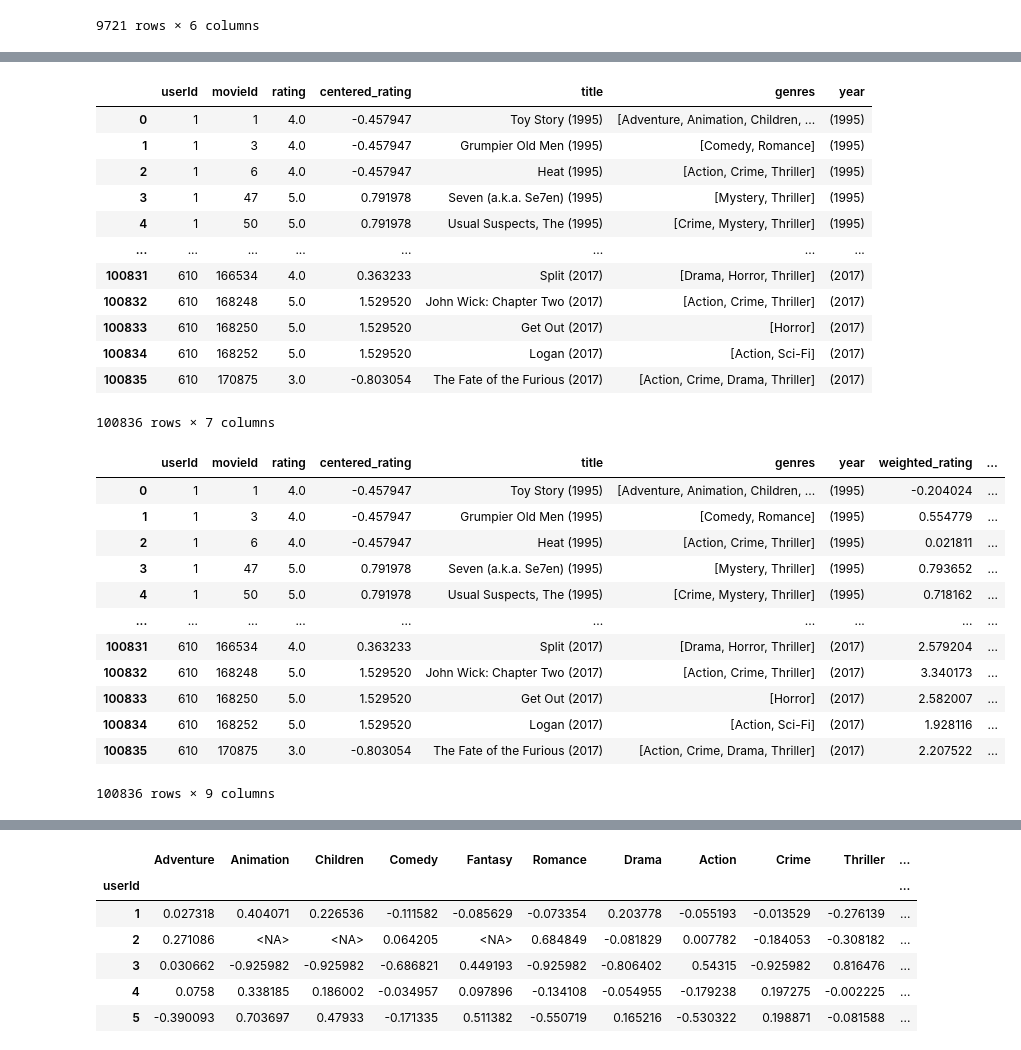
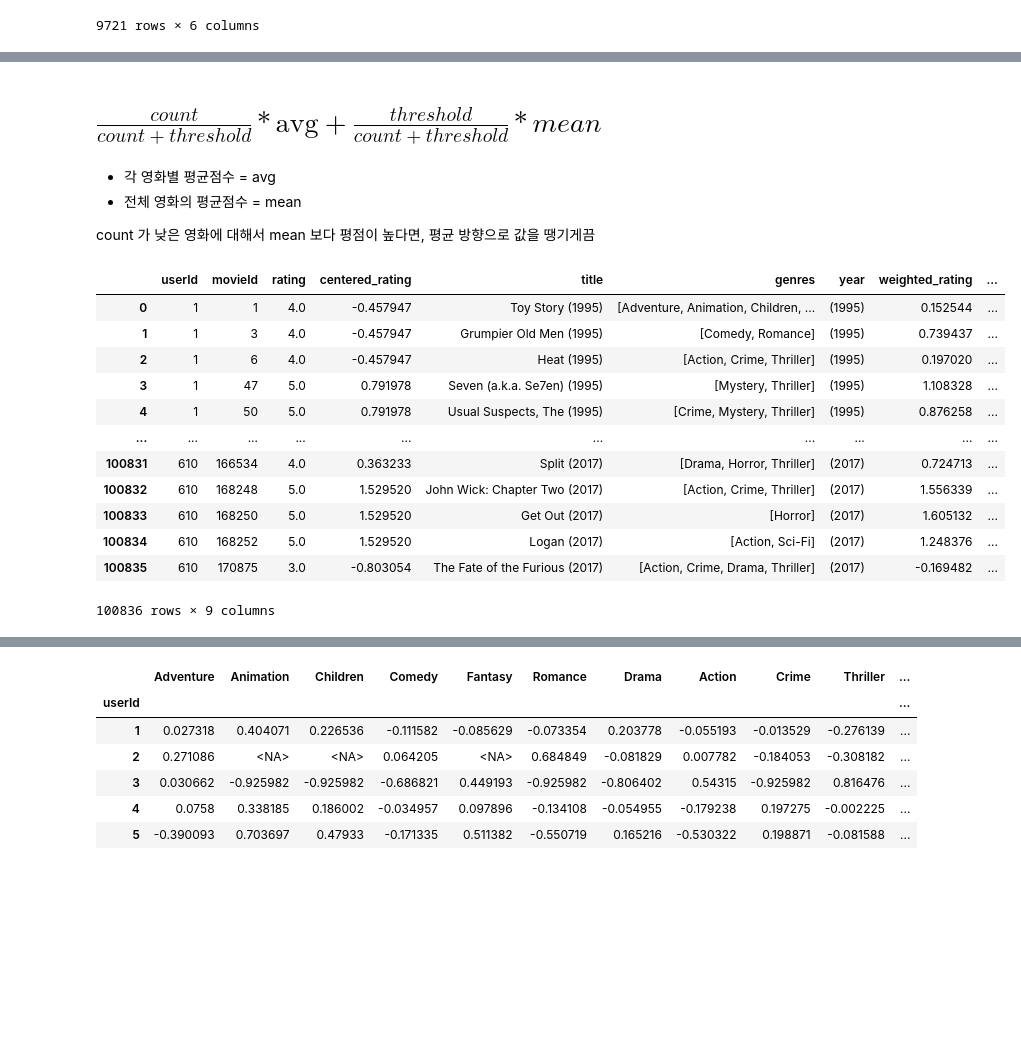
Before and after one commit to basamg912/item_based-recommendation-system, a Jupyter notebook: notebooks/item_based_CF(sim_matrix).ipynb, the cells around one changed output, grey strips where cells are left out. Drawn from its saved outputs; the diff is of its cells as text; code cells hidden in the pictures; blank space fills up the shorter version.

```diff
--- a/notebooks/item_based_CF(sim_matrix).ipynb
+++ b/notebooks/item_based_CF(sim_matrix).ipynb
@@ -254,6 +210,7 @@ movies_df
 
 - 영화 평점 갯수가 적은 영화에 대해 평균 평점 조정
 # %%
+item_user_matrix = movie_ratings_df.pivot_table(values='rating', index='movieId', columns='userId')
 print("평균 평점 갯수 :" ,round(item_user_matrix.apply(lambda x: x.count(), axis=1).mean()))
 ratings_count = item_user_matrix.apply(lambda x: x.count(), axis=1)
 ratings_count
@@ -289,6 +246,6 @@ movieId
 193609      1
 Length: 9721, dtype: int64
 # %%
-threshold = ratings_count.sort_values().quantile(0.8) # 상위 10% 평점 갯수
+threshold = ratings_count.sort_values().quantile(0.9) # 상위 20% 에 해당하는 평점갯수를 threshold 설정
 threshold
 # %% [output]
@@ -339,11 +281,11 @@ movies_df
 # %%
 movies_mean = movies_df['avg_rating'].mean() # 전체 영화 평균
-
+print("전체 영화 평균 점수 : ",movies_mean)
 def weighted_rating(df, threshold=threshold, mean=movies_mean):
     c = df['count']
     r = df['avg_rating']
-    return 0.3*( c / (c+threshold)* r ) + ( c / (c +threshold) * mean)
+    return ( c / (c+threshold)* r ) + ( threshold / (c +threshold) * mean)
 
-movies_df['weighted_rating'] = movies_df.apply(weighted_rating, axis=1) # 리뷰가 많은 영화 → avg_rating 을 높여준다.
+movies_df['weighted_avg_rating'] = movies_df.apply(weighted_rating, axis=1) # 리뷰가 많은 영화 → avg_rating 을 높여준다.
 movies_df
 # %% [output]
@@ -363,37 +306,28 @@ movies_df
-# %%
-movie_ratings_df
-# %% [output]
-|  | userId | movieId | rating | centered_rating | title | genres | year |
-| 0 | 1 | 1 | 4.0 | -0.457947 | Toy Story (1995) | [Adventure, Animation, Children, ... | (1995) |
-| 1 | 1 | 3 | 4.0 | -0.457947 | Grumpier Old Men (1995) | [Comedy, Romance] | (1995) |
-| 2 | 1 | 6 | 4.0 | -0.457947 | Heat (1995) | [Action, Crime, Thriller] | (1995) |
-| 3 | 1 | 47 | 5.0 | 0.791978 | Seven (a.k.a. Se7en) (1995) | [Mystery, Thriller] | (1995) |
-| 4 | 1 | 50 | 5.0 | 0.791978 | Usual Suspects, The (1995) | [Crime, Mystery, Thriller] | (1995) |
-| ... | ... | ... | ... | ... | ... | ... | ... |
-| 100831 | 610 | 166534 | 4.0 | 0.363233 | Split (2017) | [Drama, Horror, Thriller] | (2017) |
-| 100832 | 610 | 168248 | 5.0 | 1.529520 | John Wick: Chapter Two (2017) | [Action, Crime, Thriller] | (2017) |
-| 100833 | 610 | 168250 | 5.0 | 1.529520 | Get Out (2017) | [Horror] | (2017) |
-| 100834 | 610 | 168252 | 5.0 | 1.529520 | Logan (2017) | [Action, Sci-Fi] | (2017) |
-| 100835 | 610 | 170875 | 3.0 | -0.803054 | The Fate of the Furious (2017) | [Action, Crime, Drama, Thriller] | (2017) |
-100836 rows × 7 columns
+# %% [markdown]
+# $ \frac{count}{count+threshold}* \text{avg} + \frac{threshold}{count+threshold}*mean$
+# %% [markdown]
+- 각 영화별 평균점수 = avg
+- 전체 영화의 평균점수 = mean
+
+count 가 낮은 영화에 대해서 mean 보다 평점이 높다면, 평균 방향으로 값을 땡기게끔
 # %%
-temp_map = movies_df.set_index('movieId')['weighted_rating']
+temp_map = movies_df.set_index('movieId')['weighted_avg_rating']
 
-movie_ratings_df['weighted_rating'] = movie_ratings_df['rating'] - movie_ratings_df['movieId'].map(temp_map) # 각 영화에 대해서 centered_rating 을 반영
-movie_ratings_df['weighted_centered_rating'] = movie_ratings_df[['userId','weighted_rating']].groupby(by='userId').transform(func)
+movie_ratings_df['weighted_rating'] = movie_ratings_df['rating'] - movie_ratings_df['movieId'].map(temp_map) # 각 사용자의 영화 점수 - 영화평균
+movie_ratings_df['weighted_centered_rating'] = movie_ratings_df[['userId','weighted_rating']].groupby(by='userId').transform(func) # z-score
 
 movie_ratings_df
 # %% [output]
 |  | userId | movieId | rating | centered_rating | title | genres | year | weighted_rating | ... |
-| 0 | 1 | 1 | 4.0 | -0.457947 | Toy Story (1995) | [Adventure, Animation, Children, ... | (1995) | -0.204024 | ... |
-| 1 | 1 | 3 | 4.0 | -0.457947 | Grumpier Old Men (1995) | [Comedy, Romance] | (1995) | 0.554779 | ... |
-| 2 | 1 | 6 | 4.0 | -0.457947 | Heat (1995) | [Action, Crime, Thriller] | (1995) | 0.021811 | ... |
-| 3 | 1 | 47 | 5.0 | 0.791978 | Seven (a.k.a. Se7en) (1995) | [Mystery, Thriller] | (1995) | 0.793652 | ... |
-| 4 | 1 | 50 | 5.0 | 0.791978 | Usual Suspects, The (1995) | [Crime, Mystery, Thriller] | (1995) | 0.718162 | ... |
+| 0 | 1 | 1 | 4.0 | -0.457947 | Toy Story (1995) | [Adventure, Animation, Children, ... | (1995) | 0.152544 | ... |
+| 1 | 1 | 3 | 4.0 | -0.457947 | Grumpier Old Men (1995) | [Comedy, Romance] | (1995) | 0.739437 | ... |
+| 2 | 1 | 6 | 4.0 | -0.457947 | Heat (1995) | [Action, Crime, Thriller] | (1995) | 0.197020 | ... |
+| 3 | 1 | 47 | 5.0 | 0.791978 | Seven (a.k.a. Se7en) (1995) | [Mystery, Thriller] | (1995) | 1.108328 | ... |
+| 4 | 1 | 50 | 5.0 | 0.791978 | Usual Suspects, The (1995) | [Crime, Mystery, Thriller] | (1995) | 0.876258 | ... |
 | ... | ... | ... | ... | ... | ... | ... | ... | ... | ... |
-| 100831 | 610 | 166534 | 4.0 | 0.363233 | Split (2017) | [Drama, Horror, Thriller] | (2017) | 2.579204 | ... |
-| 100832 | 610 | 168248 | 5.0 | 1.529520 | John Wick: Chapter Two (2017) | [Action, Crime, Thriller] | (2017) | 3.340173 | ... |
-| 100833 | 610 | 168250 | 5.0 | 1.529520 | Get Out (2017) | [Horror] | (2017) | 2.582007 | ... |
-| 100834 | 610 | 168252 | 5.0 | 1.529520 | Logan (2017) | [Action, Sci-Fi] | (2017) | 1.928116 | ... |
-| 100835 | 610 | 170875 | 3.0 | -0.803054 | The Fate of the Furious (2017) | [Action, Crime, Drama, Thriller] | (2017) | 2.207522 | ... |
+| 100831 | 610 | 166534 | 4.0 | 0.363233 | Split (2017) | [Drama, Horror, Thriller] | (2017) | 0.724713 | ... |
+| 100832 | 610 | 168248 | 5.0 | 1.529520 | John Wick: Chapter Two (2017) | [Action, Crime, Thriller] | (2017) | 1.556339 | ... |
+| 100833 | 610 | 168250 | 5.0 | 1.529520 | Get Out (2017) | [Horror] | (2017) | 1.605132 | ... |
+| 100834 | 610 | 168252 | 5.0 | 1.529520 | Logan (2017) | [Action, Sci-Fi] | (2017) | 1.248376 | ... |
+| 100835 | 610 | 170875 | 3.0 | -0.803054 | The Fate of the Furious (2017) | [Action, Crime, Drama, Thriller] | (2017) | -0.169482 | ... |
 100836 rows × 9 columns
```
Also changed, not shown: parts of 67 cells of this notebook.
